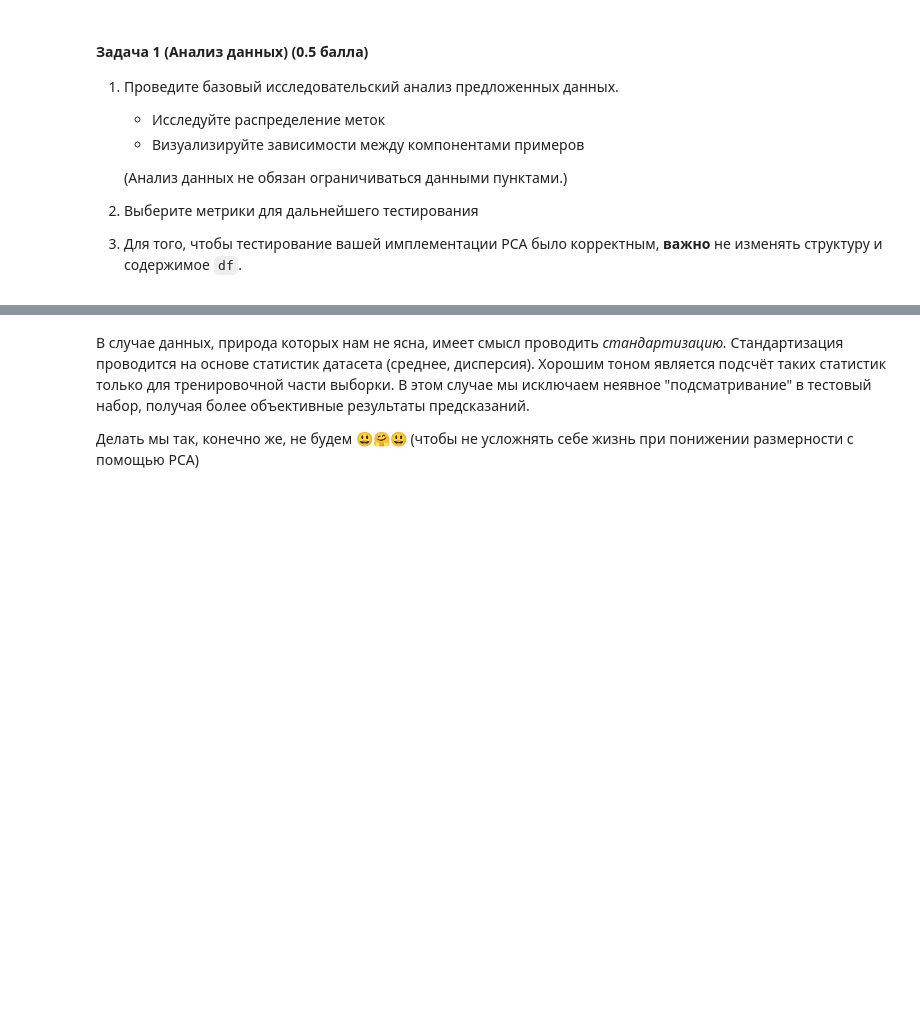
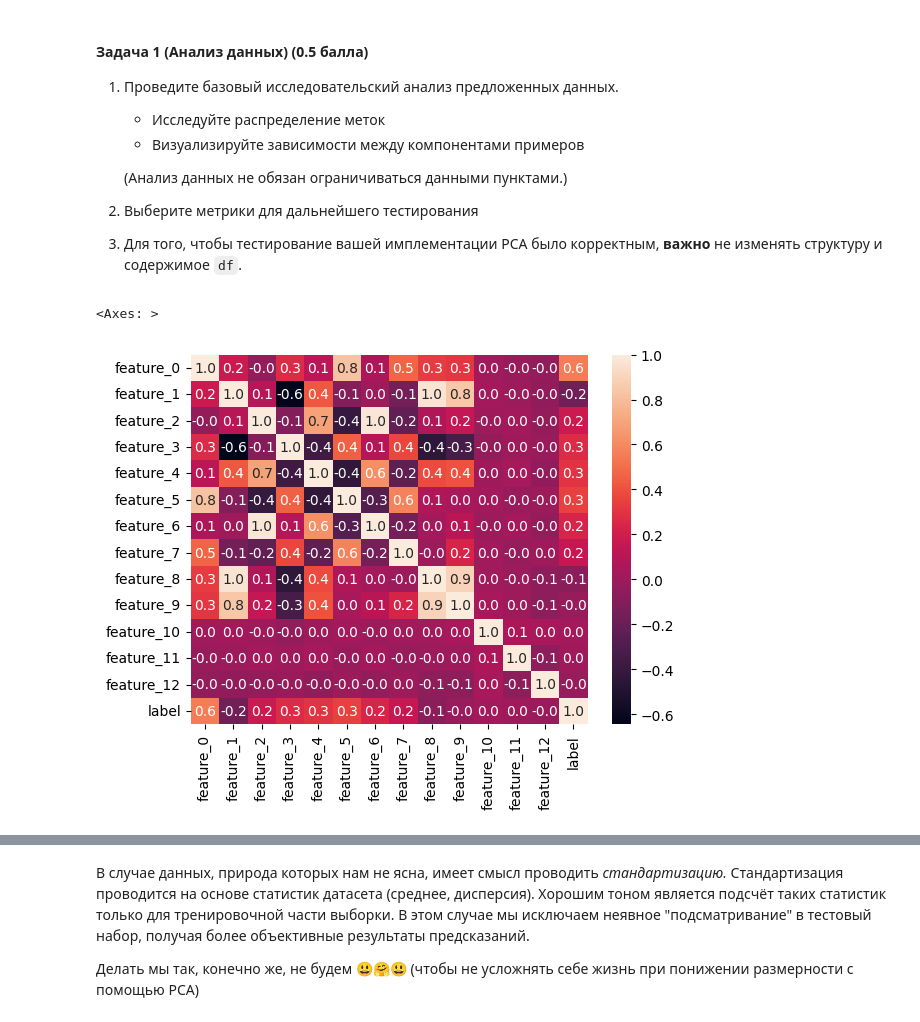
Before and after one commit to Krage56/ml_isp_intro, a Jupyter notebook: hw/hw4/ISP_HW4_Multi_Cls_PCA.ipynb, the cells around one changed output, grey strips where cells are left out. Drawn from its saved outputs; the diff is of its cells as text; code cells hidden in the pictures; blank space fills up the shorter version.

```diff
--- a/hw/hw4/ISP_HW4_Multi_Cls_PCA.ipynb
+++ b/hw/hw4/ISP_HW4_Multi_Cls_PCA.ipynb
@@ -390,5 +390,10 @@ To: /content/synthetic_data.csv
 # %%
 # YOUR CODE HERE:
 ###########################
 ### ╰( ͡° ͜ʖ ͡° )つ──☆*:・ﾟ
 ###########################
+import seaborn as sns
+sns.heatmap(df.corr(), annot=True, fmt=".1f")
+# %% [output]
+<Axes: >
+[figure, added]
```
Also changed, not shown: parts of 15 cells of this notebook.
